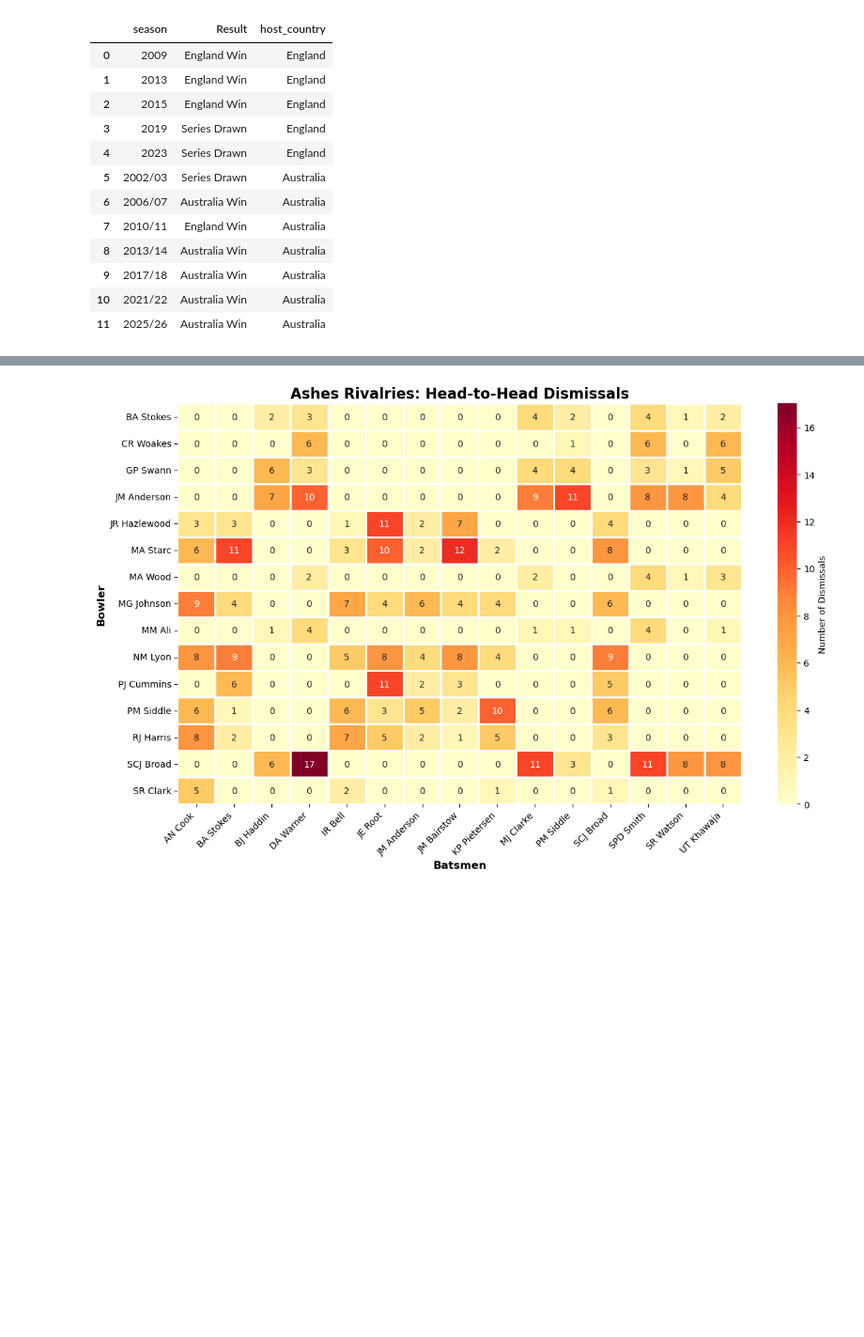
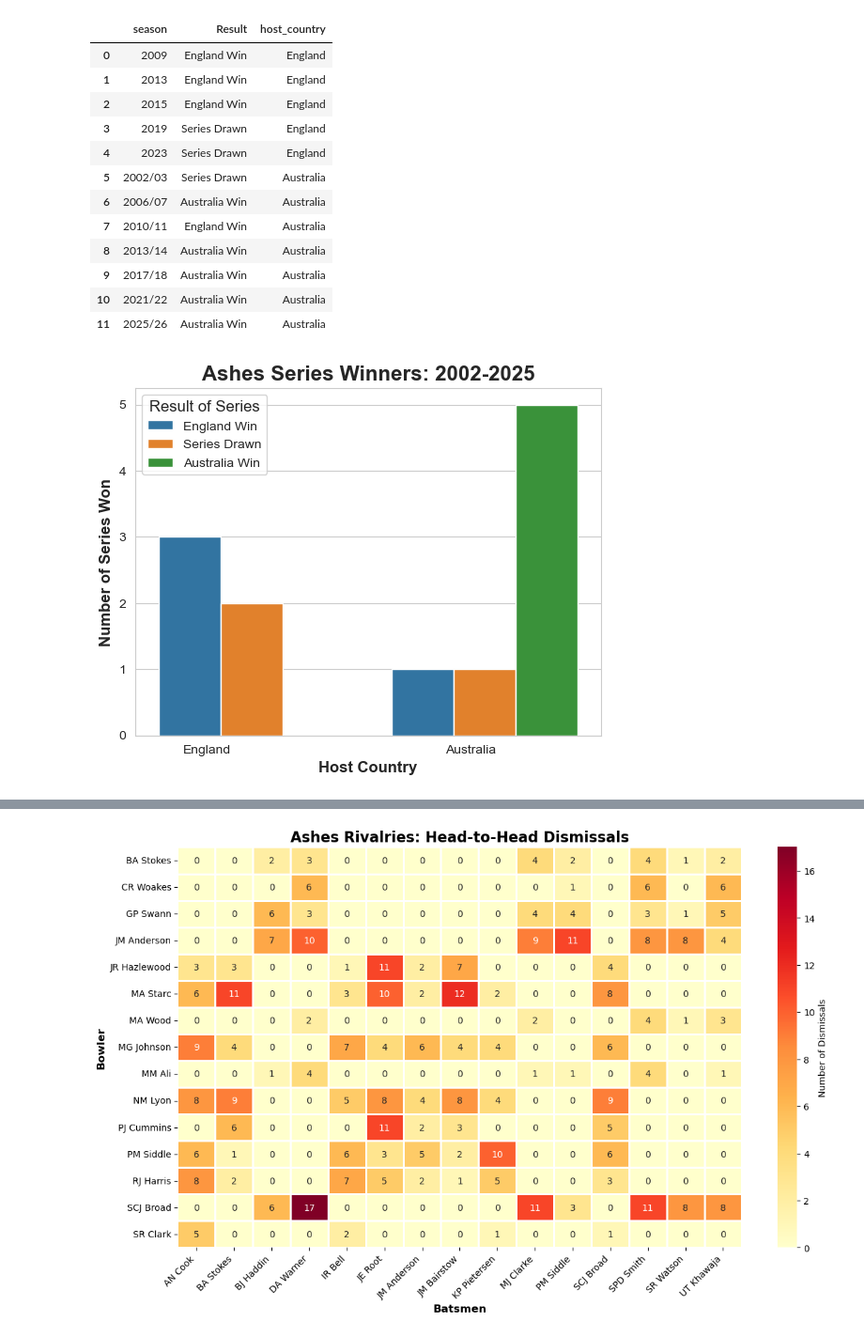
Before and after one commit to zoeh6176-sketch/Programming-Assessment, a Jupyter notebook: Untitled.ipynb, the cells around one changed output, grey strips where cells are left out. Shown at 94% size. Drawn from its saved outputs; the diff is of its cells as text; code cells hidden in the pictures; blank space fills up the shorter version.

```diff
--- a/Untitled.ipynb
+++ b/Untitled.ipynb
@@ -254,5 +285,18 @@ final_df
 | 9 | 2017/18 | Australia Win | Australia |
 | 10 | 2021/22 | Australia Win | Australia |
 | 11 | 2025/26 | Australia Win | Australia |
+# %%
+# Plotting who won which ashes series
+#plt.figure(figsize = (12,8))
+sns.countplot(final_df, x = "host_country", hue = "Result")
+
+plt.title("Ashes Series Winners: 2002-2025", fontsize = 16, fontweight = 'bold')
+plt.ylabel("Number of Series Won", fontsize = 12, fontweight = 'bold')
+plt.xlabel("Host Country", fontsize = 12, fontweight = 'bold')
+plt.legend(title = "Result of Series", loc = 'upper left', title_fontsize = 12)
+plt.xticks([-0.09,1.05],ha = 'right')
+plt.show()
+# %% [output]
+[figure, added]
 # %%
 # Creating heatmap to show the top batters in each series
```
Also changed, not shown: parts of 4 cells of this notebook.
